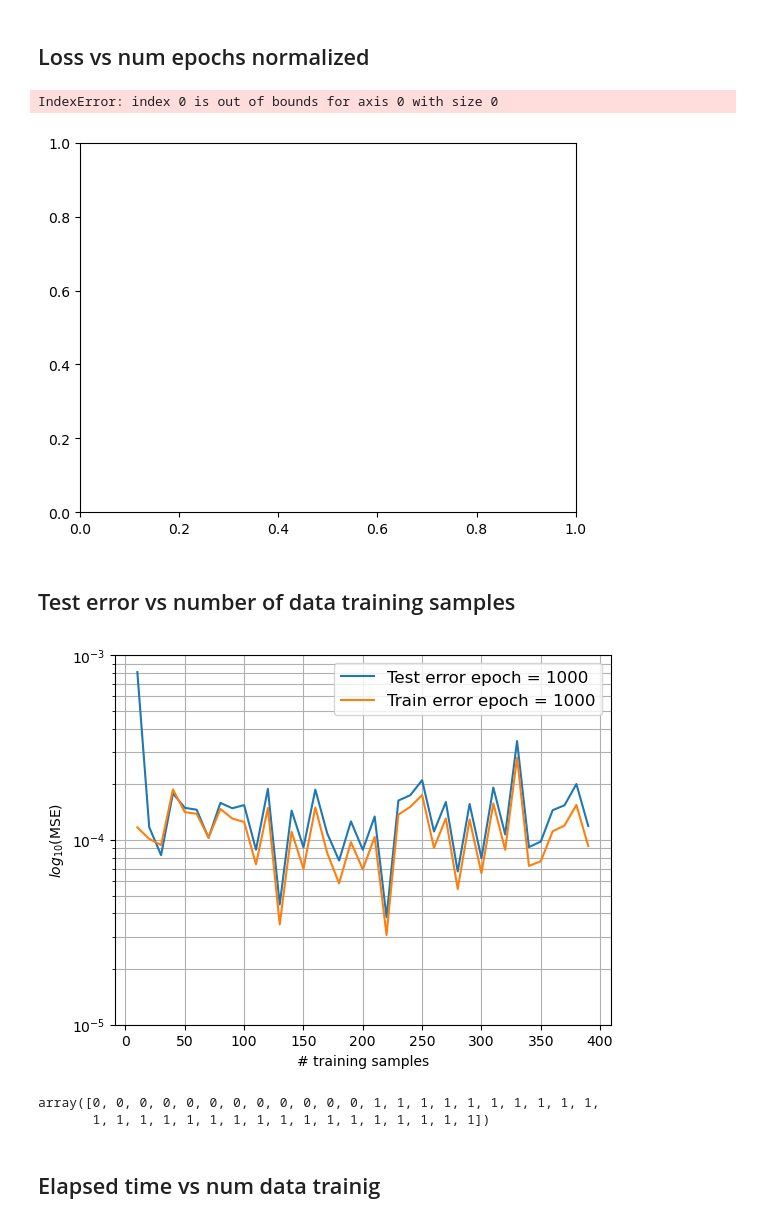
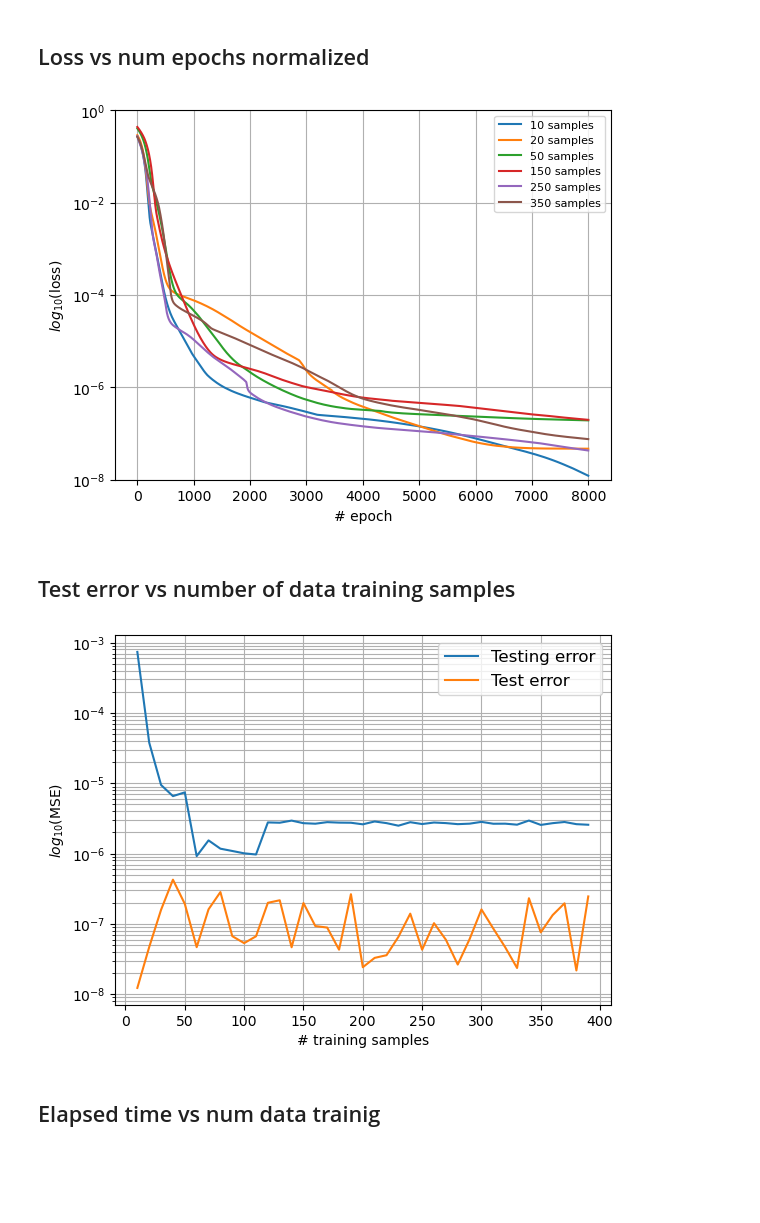
Before and after one commit to mvanzulli/Heat_Transfer_PINN, a Jupyter notebook: playground/Surrogate.ipynb, the cells around one changed output. Cells and saved outputs as stored; diff of their text form; code cells hidden in the pictures; blank space fills up the shorter version.

```diff
--- a/playground/Surrogate.ipynb
+++ b/playground/Surrogate.ipynb
@@ -477,42 +453,41 @@ plt.show()
 # %% [markdown]
 ## Train the model for different number of  $\theta$ data training
+# %%
+# model hyper-params
+num_epochs = 8000
+num_of_neurons = 32
+num_of_hidden_layers = 2
+
+# range for number of data training
+nun_data_training = range(10,400,10)
 # %%
 # Paramters to select
 normalization_bool = True
 plot_gif_bool = False
 
-# model hyper-params
-num_epochs = 1000
-num_of_neurons = 32
-num_of_hidden_layers = 2
-
-# range for number of data training
-nun_data_training = range(10, 40, 10)
-
 # result arrays to be filled
-loss_train = np.zeros((len(nun_data_training),num_epochs))
-loss_test = np.zeros_like(loss_train)
-nets = []
+testing_error = np.zeros(len(nun_data_training))
+elapsed_time_cpu = np.zeros_like(testing_error)
+loss = np.zeros((len(nun_data_training),num_epochs))
 
 ## GPU execution
 device = 'cuda'
-elapsed_time_gpu = np.zeros(len(nun_data_training))
+elapsed_time_gpu = np.zeros_like(testing_error)
 
 print("Training with : " + device)
 for i,num_data in enumerate(nun_data_training):
-    loss_train[i,:], loss_test[i,:], elapsed_time_gpu[i], net = train_test_model(
+    loss[i,:], testing_error[i], elapsed_time_gpu[i], _ = train_test_model(
         num_data, num_of_neurons, num_of_hidden_layers, num_epochs, X_train, Y_train, X_test, Y_test, device)
-    nets.append(net)
+
 
 ## CPU execution
 device = 'cpu'
-elapsed_time_cpu = np.zeros_like(elapsed_time_gpu)
+elapsed_time_cpu = np.zeros_like(testing_error)
 
 print("Training with : " + device)
 for i,num_data in enumerate(nun_data_training):
-    loss_train[i,:], loss_test[i,:], elapsed_time_cpu[i], net = train_test_model(
+    loss_train[i,:], loss_test[i], elapsed_time_cpu[i], _ = train_test_model(
         num_data, num_of_neurons, num_of_hidden_layers, num_epochs, Theta_train, Y_train, Theta_test, Y_test,
         device, plot_gif_bool, normalization_bool)
-    nets.append(net)
 # %% [output]
 Training with : cuda
@@ -534,52 +512,41 @@ With num_data_training: 30 the final loss is: 1.05645e-05
 # %%
 num_data_plot = 5
 # pick unique num data point
-num_data_training_rand = np.array([50, 150, 250])
+num_data_training_rand = np.unique(np.random.choice(nun_data_training, num_data_plot))
+num_data_training_rand = np.array([10, 20, 50, 150, 250, 350])
 
-# create a vector of random colors to matlpotlib
-colors = ['red', 'blue', 'green', 'black', 'yellow', 'orange', 'purple', 'brown', 'pink', 'gray']
+ax = plt.cla()
 
-#plot train and test error vs num epochs
-plt.cla()
-for i, num_data_training_plot_case in enumerate(num_data_training_rand):
+for num_data_training_plot_case in num_data_training_rand:
     index_ndata = np.where(nun_data_training == num_data_training_plot_case)
-    label_train = "{} samples train".format(num_data_training_plot_case)
-    label_test = "{} samples test".format(num_data_training_plot_case)
-    plt.plot(range(num_epochs), loss_train[index_ndata[0][0],:], label=label_train, linestyle='--', color = colors[i] )
-    plt.plot(range(num_epochs), loss_test[index_ndata[0][0],:], label=label_test, linestyle='-', color = colors[i])
+    label = "{} samples".format(num_data_training_plot_case)
+    plt.plot(range(num_epochs), loss[index_ndata[0][0],:], label=label)
 
 plt.legend(loc='best', prop={'size': 8})
 plt.xlabel('# epoch')
 plt.yscale('log')
 plt.ylabel(r'$log_{10}$(loss)')
 plt.grid(True, which="both", ls="-")
-plt.xlim(0, num_epochs)
-plt.ylim(1e-6, 1e0)
+plt.ylim(1e-8, 1e0)
 plt.savefig('part1_outputs/figures/loss_vs_nepoch.png')
 plt.show()
 # %% [output]
-IndexError: index 0 is out of bounds for axis 0 with size 0
-[figure, old version]
+[figure, new version]
 # %% [markdown]
 ## Test error vs number of data training samples
 # %%
-plt.plot(nun_data_training, loss_test[:,-1], label="Test error epoch = {}".format(num_epochs))
-plt.plot(nun_data_training, loss_train[:,-1], label="Train error epoch = {}".format(num_epochs))
+plt.plot(nun_data_training, testing_error, label="Testing error")
+mean_loss = [ np.mean(loss[row,-11:-1])  for row in range(loss.shape[0])]
+plt.plot(nun_data_training, mean_loss, label="Test error")
 plt.legend(loc='best', prop={'size': 12})
 plt.xlabel('# training samples')
 plt.yscale('log')
 plt.ylabel(r'$log_{10}$(MSE)')
-plt.ylim(1e-5, 1e-3)
 plt.grid(True, which="both", ls="-")
 plt.savefig('part1_outputs/figures/test_train_error.png')
 plt.show()
 # %% [output]
-[figure, old version]
+[figure, new version]
-# %%
-elapsed_time_cpu
-# %% [output]
-array([0, 0, 0, 0, 0, 0, 0, 0, 0, 0, 0, 0, 1, 1, 1, 1, 1, 1, 1, 1, 1, 1,
-       1, 1, 1, 1, 1, 1, 1, 1, 1, 1, 1, 1, 1, 1, 1, 1, 1])
 # %% [markdown]
 ## Elapsed time vs num data trainig
 # %%
```
Also changed, not shown: parts of 23 cells of this notebook, 20 other files.
